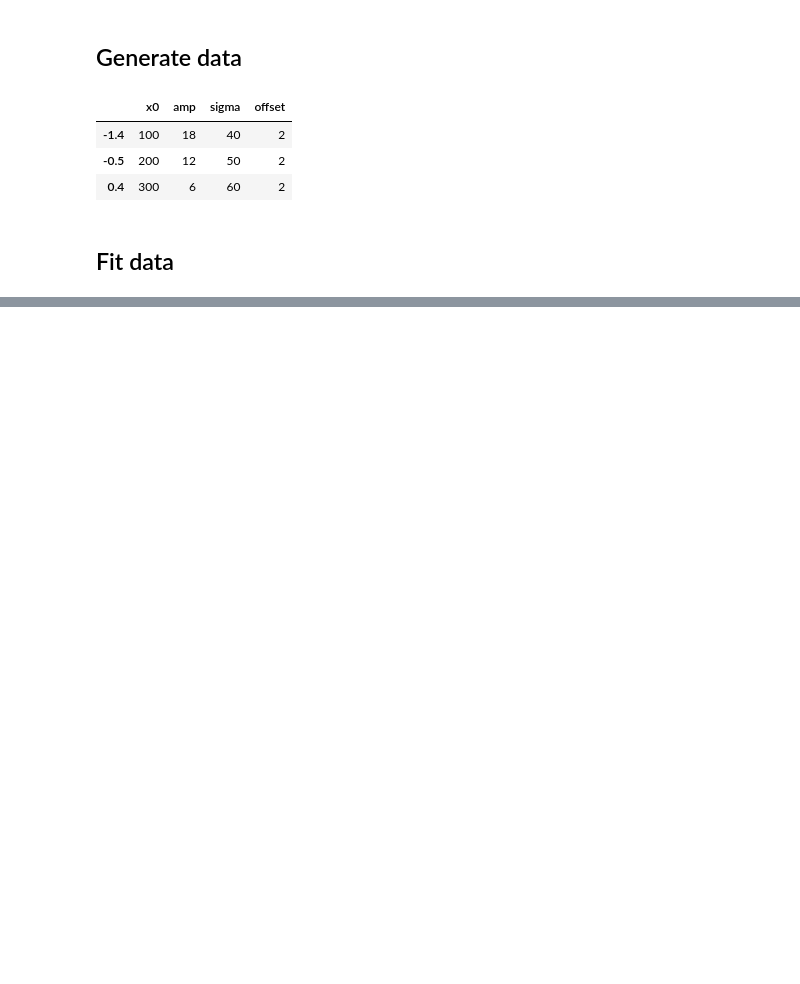
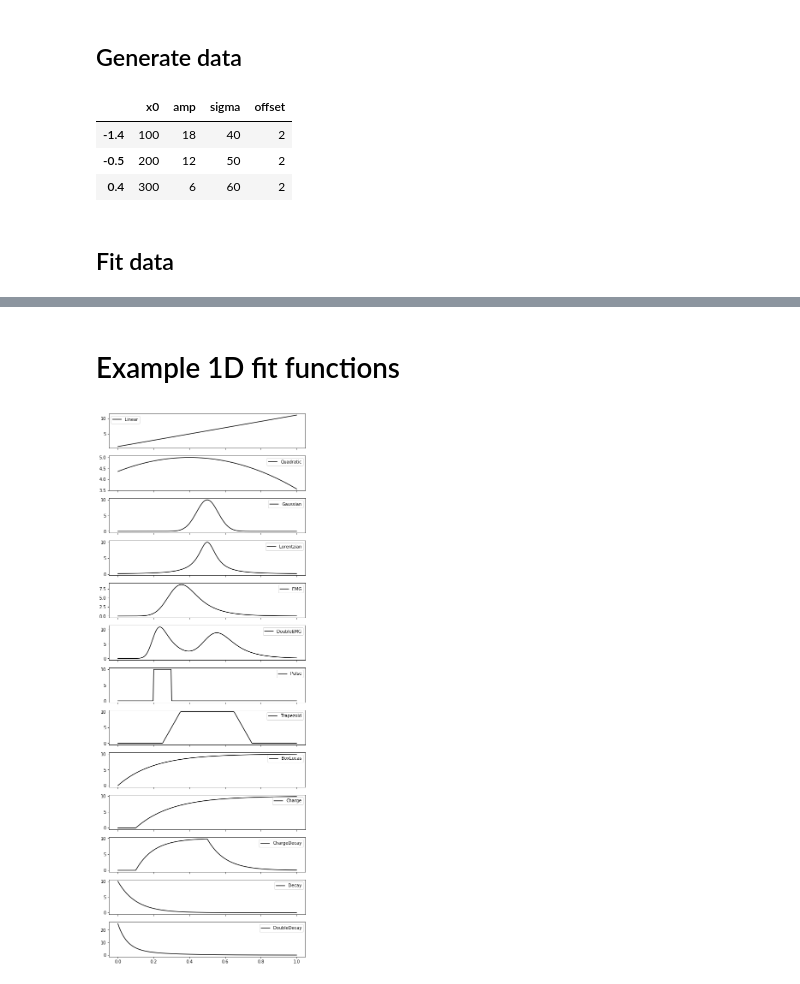
Before and after one commit to ad3ller/e11_analysis, a Jupyter notebook: notebooks/A)_Fit_traces.ipynb, the cells around one changed output, grey strips where cells are left out. Drawn from its saved outputs; the diff is of its cells as text; code cells hidden in the pictures; blank space fills up the shorter version.

Commit message:
more 1D fit funcs

```diff
--- a/notebooks/A)_Fit_traces.ipynb
+++ b/notebooks/A)_Fit_traces.ipynb
@@ -90,0 +93,37 @@ plt.show()
+# %% [markdown]
+# Example 1D fit functions
+# %%
+import e11.fit as fit
+fit_funcs = [fit.Linear, fit.Quadratic, fit.Gaussian, fit.Lorentzian,
+             fit.EMG, fit.DoubleEMG, fit.Pulse, fit.Trapezoid,
+             fit.BoxLucas, fit.Charge, fit.ChargeDecay, fit.Decay, fit.DoubleDecay]
+
+fig, ax = plt.subplots(len(fit_funcs), 1, figsize=(7, 1.4*len(fit_funcs)), sharex=True)
+
+xvals = np.linspace(0, 1, 300)
+yvals = None
+
+params = {"Linear":[10, 1],
+          "Quadratic":[0.4, -4, 5],
+          "Gaussian":[0.5, 10, .06, 0],
+          "Lorentzian":[0.5, 10, .06, 0],
+          "EMG":[0.3, 10, .06, 0.1, 0],
+          "DoubleEMG":[0.2, 10, .03, 0.08, 0.5, 10, .06, 0.1, 0],
+          "Pulse":[0.2, 0.1, 10, 0],
+          "Trapezoid":[0.3, 0.4, 0.1, 10, 0],
+          "BoxLucas": [0.2, 10, 0],
+          "Charge": [0.1, 0.2, 10, 0],
+          "ChargeDecay": [0.1, 0.4, 0.1, 10, 0],
+          "Decay": [10, 0.1],
+          "DoubleDecay": [20, 0.05, 5, 0.2]}
+
+for i, obj in enumerate(fit_funcs):
+    f = obj(xvals, yvals)
+    name = f.__class__.__name__
+    ax[i].plot(f.xdata, f.func(f.xdata, *params[name]), c='k', label=name)
+    ax[i].legend()
+
+plt.tight_layout()
+plt.show()
+# %% [output]
+[figure, added]
```
Also changed, not shown: parts of 6 cells of this notebook, 1 other file.
